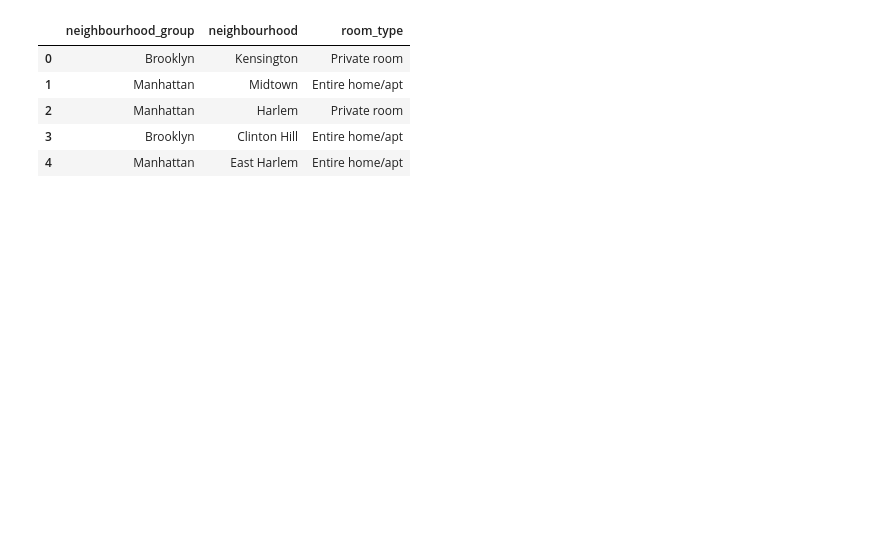
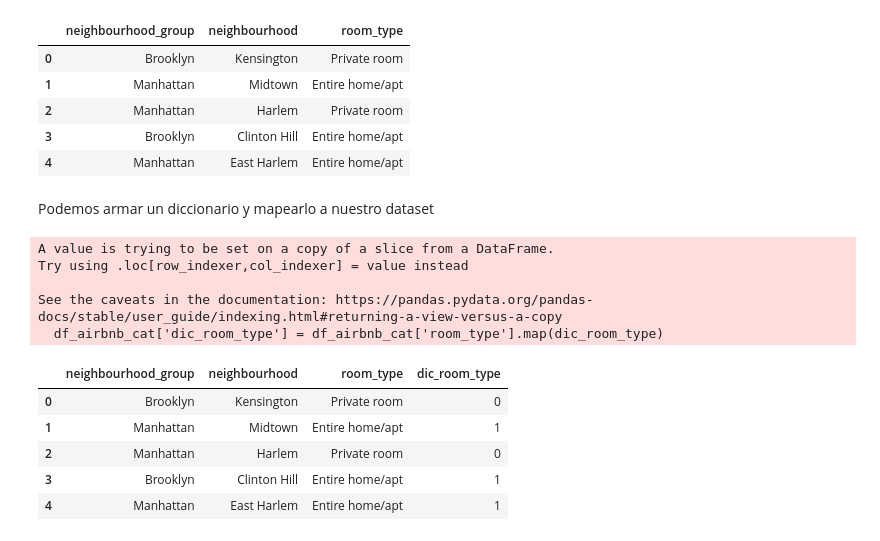
Before and after one commit to martinnv6/Data-Science-Master, a Jupyter notebook: Classification and Data Processing/Proyecto/Proyecto Airbnb.ipynb, the cells around one changed output. Drawn from its saved outputs; the diff is of its cells as text; code cells hidden in the pictures; blank space fills up the shorter version.

```diff
--- a/Classification and Data Processing/Proyecto/Proyecto Airbnb.ipynb
+++ b/Classification and Data Processing/Proyecto/Proyecto Airbnb.ipynb
@@ -277,3 +245,28 @@ df_airbnb_cat.head()
 | 2 | Manhattan | Harlem | Private room |
 | 3 | Brooklyn | Clinton Hill | Entire home/apt |
 | 4 | Manhattan | East Harlem | Entire home/apt |
+# %% [markdown]
+Podemos armar un diccionario y mapearlo a nuestro dataset
+# %%
+dic_room_type = {
+    "Private room":0,
+    "Entire home/apt":1,
+    "Shared room":2
+}
+#Con la funcion map unimos el diccionario a nuestro dataset agregandolo a una nueva columna "dic_room_type"
+df_airbnb_cat['dic_room_type'] = df_airbnb_cat['room_type'].map(dic_room_type)
+# %% [output]
+A value is trying to be set on a copy of a slice from a DataFrame.
+Try using .loc[row_indexer,col_indexer] = value instead
+
+See the caveats in the documentation: https://pandas.pydata.org/pandas-docs/stable/user_guide/indexing.html#returning-a-view-versus-a-copy
+  df_airbnb_cat['dic_room_type'] = df_airbnb_cat['room_type'].map(dic_room_type)
+# %%
+df_airbnb_cat.head()
+# %% [output]
+|  | neighbourhood_group | neighbourhood | room_type | dic_room_type |
+| 0 | Brooklyn | Kensington | Private room | 0 |
+| 1 | Manhattan | Midtown | Entire home/apt | 1 |
+| 2 | Manhattan | Harlem | Private room | 0 |
+| 3 | Brooklyn | Clinton Hill | Entire home/apt | 1 |
+| 4 | Manhattan | East Harlem | Entire home/apt | 1 |
```
Also changed, not shown: parts of 58 cells of this notebook, 8 other files.
